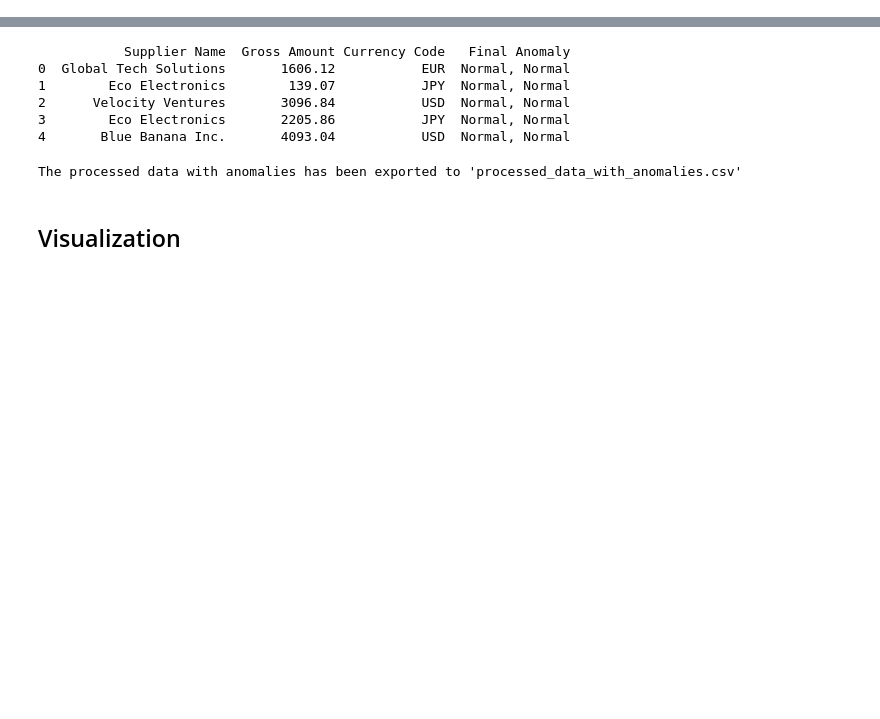
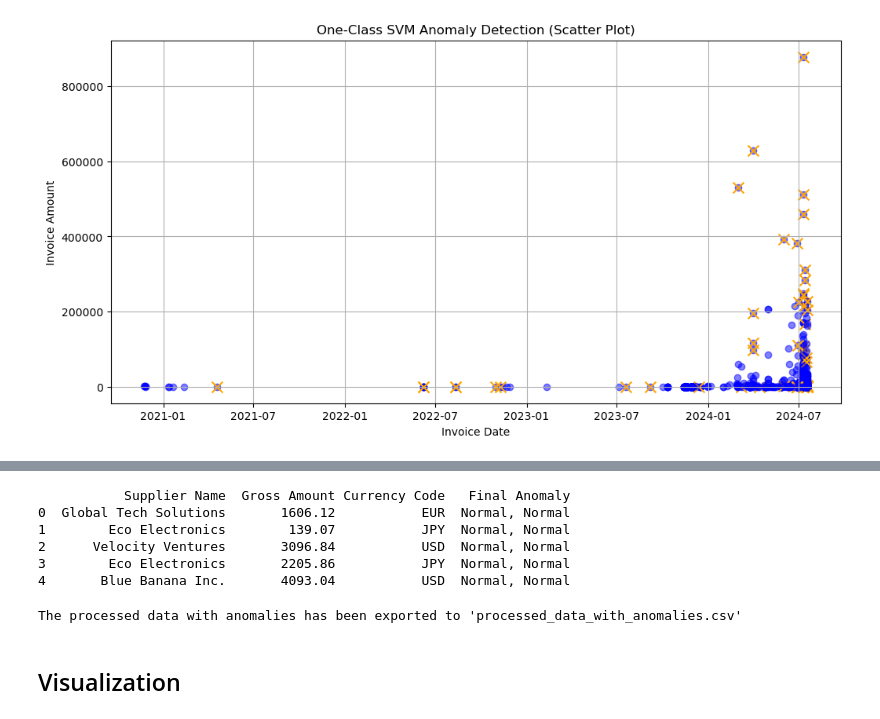
Before and after one commit to dee-Rajak/Trying_ML, a Jupyter notebook: AnomalyDetection/OC-SVM/OC_SVM.ipynb, the cells around one changed output, grey strips where cells are left out. Cells and saved outputs as stored; diff of their text form; code cells hidden in the pictures; blank space fills up the shorter version.

```diff
--- a/AnomalyDetection/OC-SVM/OC_SVM.ipynb
+++ b/AnomalyDetection/OC-SVM/OC_SVM.ipynb
@@ -8,6 +8,6 @@ from sklearn.preprocessing import StandardScaler
 from fuzzywuzzy import fuzz
 from scipy import stats
 # %%
-data = pd.read_csv('synthetic_dataset.csv')
+data = pd.read_csv('dataset_01.csv')
 # %%
 # Function to calculate the number of days from Invoice Date to Payment Date
@@ -47,3 +59,47 @@ def detect_anomalies_with_ocsvm(data, feature_name, nu=0.1, gamma='scale'):
+# %%
+# Calculate Rolling Statistics
+rolling_window = 3  # Adjust the window size as needed
+data['RollingMean'] = data.groupby('fldVendorNo')['fldInvoiceAmount'].transform(lambda x: x.rolling(rolling_window, min_periods=1).mean())
+data['RollingStd'] = data.groupby('fldVendorNo')['fldInvoiceAmount'].transform(lambda x: x.rolling(rolling_window, min_periods=1).std())
+
+# Calculate Deviation
+data['Deviation'] = data['fldInvoiceAmount'] - data['RollingMean']
+
+# Prepare Data for One-Class SVM
+features = ['RollingMean', 'RollingStd', 'Deviation']
+data = data.dropna(subset=features)  # Ensure no NaN in features
+X = data[features]
+
+# Scale features
+scaler = StandardScaler()
+X_scaled = scaler.fit_transform(X)
+
+# Train One-Class SVM
+oc_svm = OneClassSVM(nu=0.01, kernel="rbf", gamma=0.1)
+data['Anomaly_SVM'] = oc_svm.fit_predict(X_scaled)
+
+# Interpret SVM Results (-1 = Anomaly, 1 = Normal)
+data['Anomaly_SVM_Label'] = data['Anomaly_SVM'].apply(lambda x: 'Anomaly' if x == -1 else 'Normal')
+# %%
+# Plot One-Class SVM Anomaly Detection (Scatter Plot)
+plt.figure(figsize=(12, 6))
+for vendor in data['fldVendorNo'].unique():
+    vendor_data = data[data['fldVendorNo'] == vendor]
+    plt.scatter(vendor_data['fldInvoiceDate'], vendor_data['fldInvoiceAmount'], label=f"Vendor {vendor}", alpha=0.5, color='blue')
+    plt.scatter(
+        vendor_data[vendor_data['Anomaly_SVM_Label'] == 'Anomaly']['fldInvoiceDate'],
+        vendor_data[vendor_data['Anomaly_SVM_Label'] == 'Anomaly']['fldInvoiceAmount'],
+        color='orange', label=f"SVM Anomalies (Vendor {vendor})", s=100, marker='x'
+    )
+
+plt.title("One-Class SVM Anomaly Detection (Scatter Plot)")
+plt.xlabel("Invoice Date")
+plt.ylabel("Invoice Amount")
+# plt.legend()
+plt.grid(True)
+plt.show()
+# %% [output]
+[figure, added]
 # %%
 # Function to detect irregular currency patterns (supplier-specific anomalies)
 def detect_irregular_currency_pattern(data):
```
Also changed, not shown: parts of 13 cells of this notebook, 3 other files.
